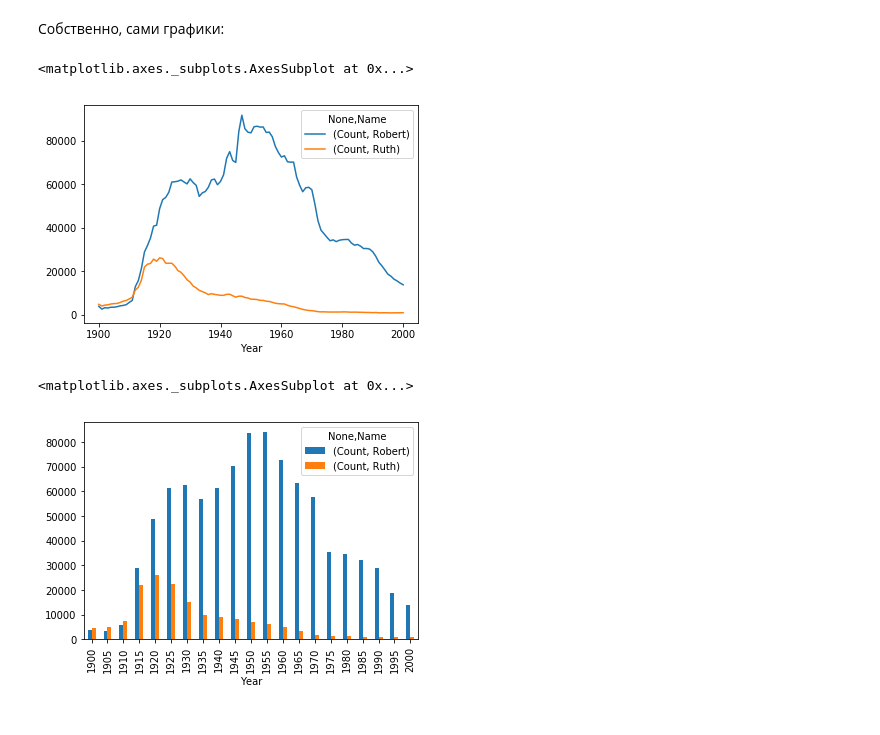
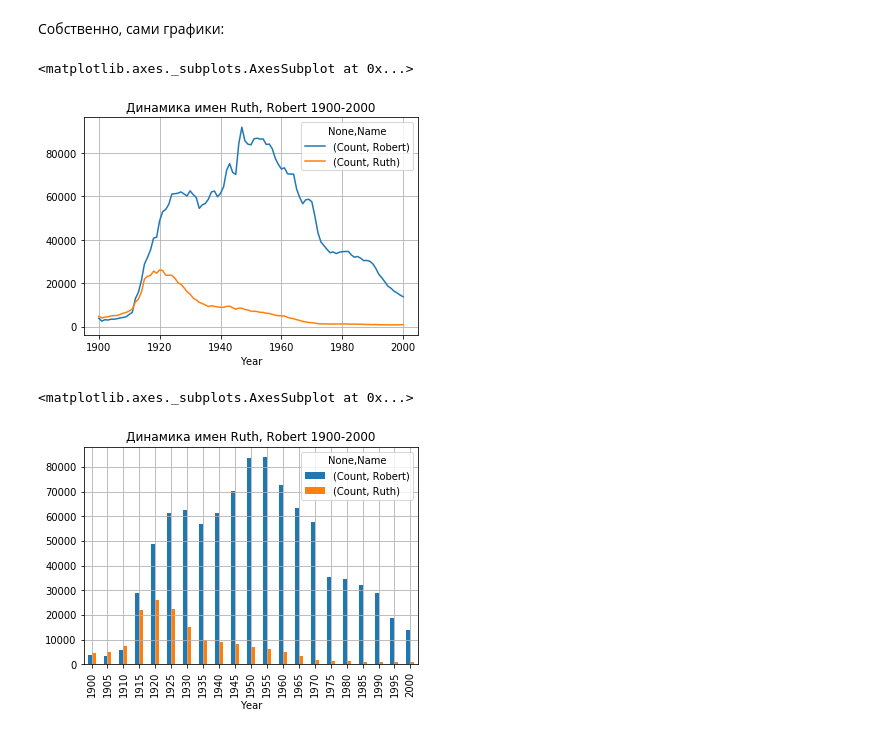
Before and after one commit to dashuncel/hw42, a Jupyter notebook: hw42.ipynb, the cells around one changed output. Saved outputs shown, nothing was run; the diff lists cells and outputs as text; code cells hidden in the pictures.

```diff
--- a/hw42.ipynb
+++ b/hw42.ipynb
@@ -129,12 +130,12 @@ d_frame4
 # %%
 %matplotlib inline
 # %%
-d_frame1.unstack('Name').plot()
+d_frame1.unstack('Name').plot(title='Динамика имен Ruth, Robert 1900-2000', grid=True)
 # %% [output]
 <matplotlib.axes._subplots.AxesSubplot at 0x...>
-[figure, old version]
+[figure, new version]
 # %%
-d_frame2.unstack('Name').plot(kind='bar')
+d_frame2.unstack('Name').plot(kind='bar', title='Динамика имен Ruth, Robert 1900-2000', grid=True)
 # %% [output]
 <matplotlib.axes._subplots.AxesSubplot at 0x...>
-[figure, old version]
+[figure, new version]
```
Also changed, not shown: parts of 2 cells of this notebook.
